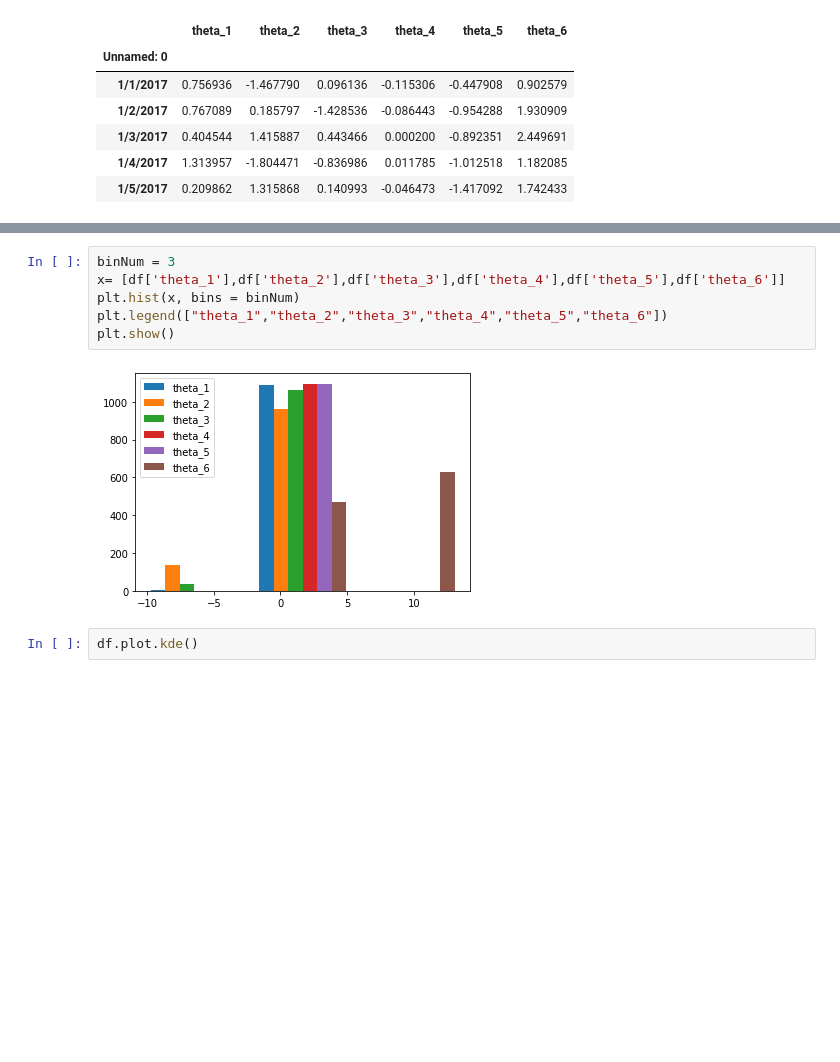
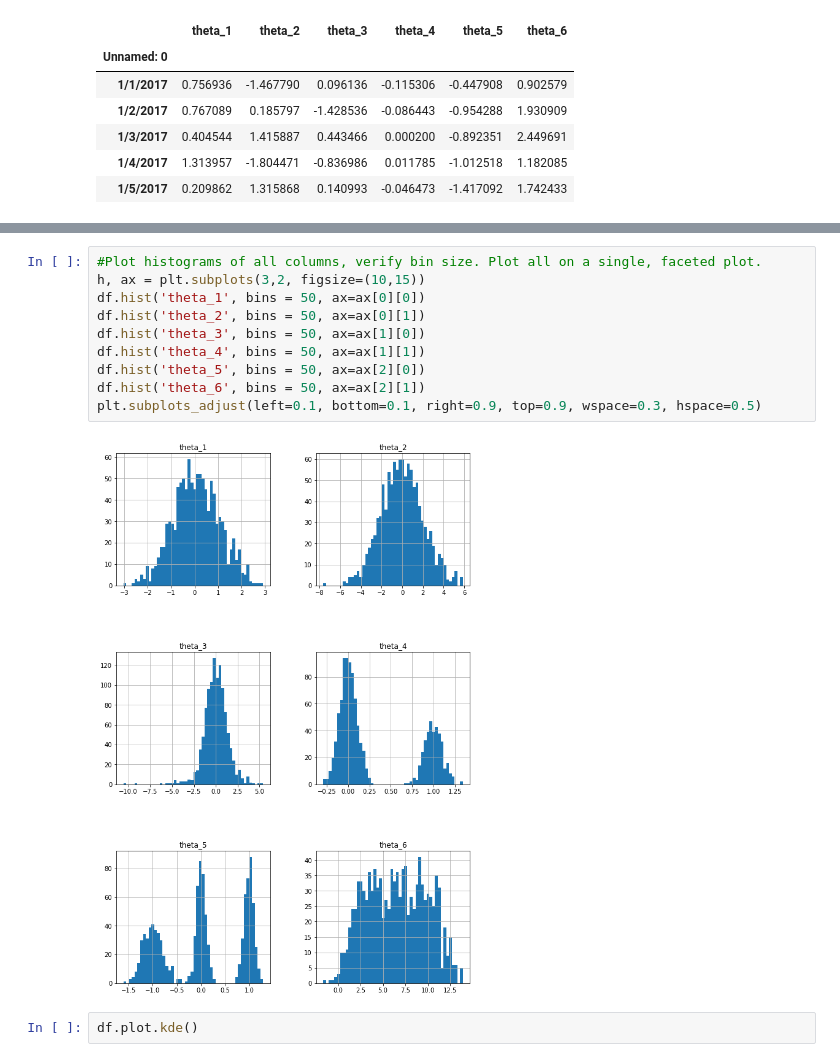
Before and after one commit to majedsuliman/Data-analysis, a Jupyter notebook: Lab1/Exercise 1/Suliman_Lab1.ipynb, the cells around one changed output, grey strips where cells are left out. Drawn from its saved outputs; the diff is of its cells as text; blank space fills up the shorter version.

```diff
--- a/Lab1/Exercise 1/Suliman_Lab1.ipynb
+++ b/Lab1/Exercise 1/Suliman_Lab1.ipynb
@@ -38,11 +37,15 @@ plt.show()
 # %%
-binNum = 3
-x= [df['theta_1'],df['theta_2'],df['theta_3'],df['theta_4'],df['theta_5'],df['theta_6']]
-plt.hist(x, bins = binNum)
-plt.legend(["theta_1","theta_2","theta_3","theta_4","theta_5","theta_6"])
-plt.show()
+#Plot histograms of all columns, verify bin size. Plot all on a single, faceted plot.
+h, ax = plt.subplots(3,2, figsize=(10,15))
+df.hist('theta_1', bins = 50, ax=ax[0][0])
+df.hist('theta_2', bins = 50, ax=ax[0][1])
+df.hist('theta_3', bins = 50, ax=ax[1][0])
+df.hist('theta_4', bins = 50, ax=ax[1][1])
+df.hist('theta_5', bins = 50, ax=ax[2][0])
+df.hist('theta_6', bins = 50, ax=ax[2][1])
+plt.subplots_adjust(left=0.1, bottom=0.1, right=0.9, top=0.9, wspace=0.3, hspace=0.5)
 # %% [output]
-[figure, old version]
+[figure, new version]
 # %%
 df.plot.kde()
 # %% [output]
```
Also changed, not shown: parts of 5 cells of this notebook, 1 other file.
